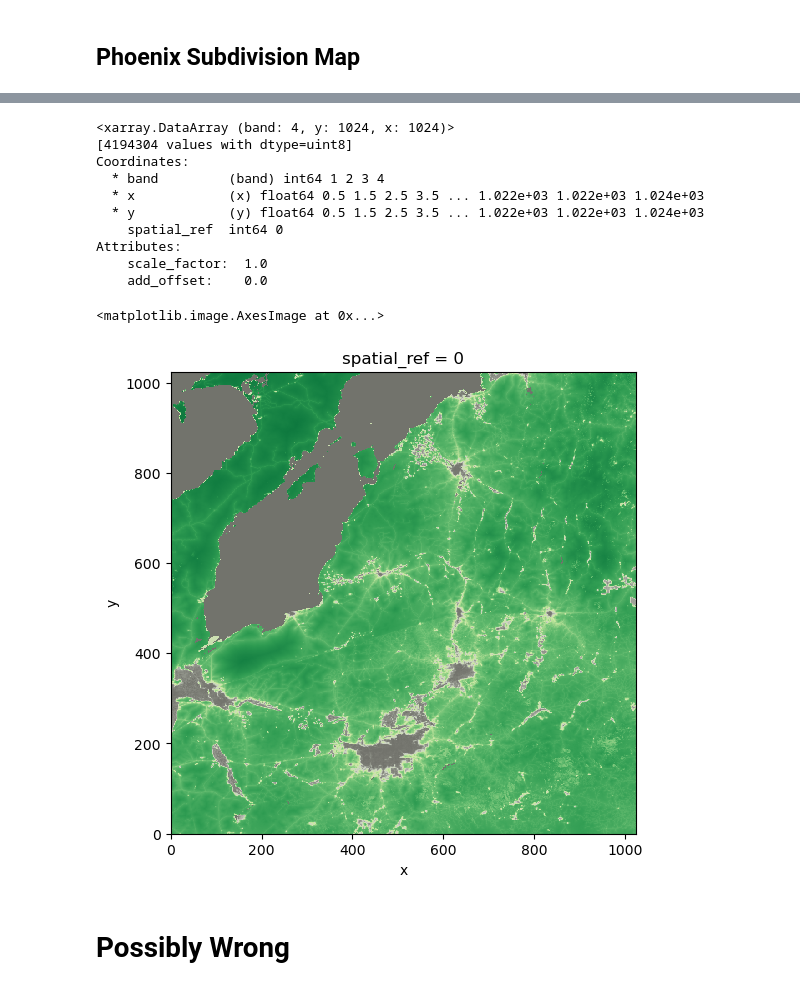
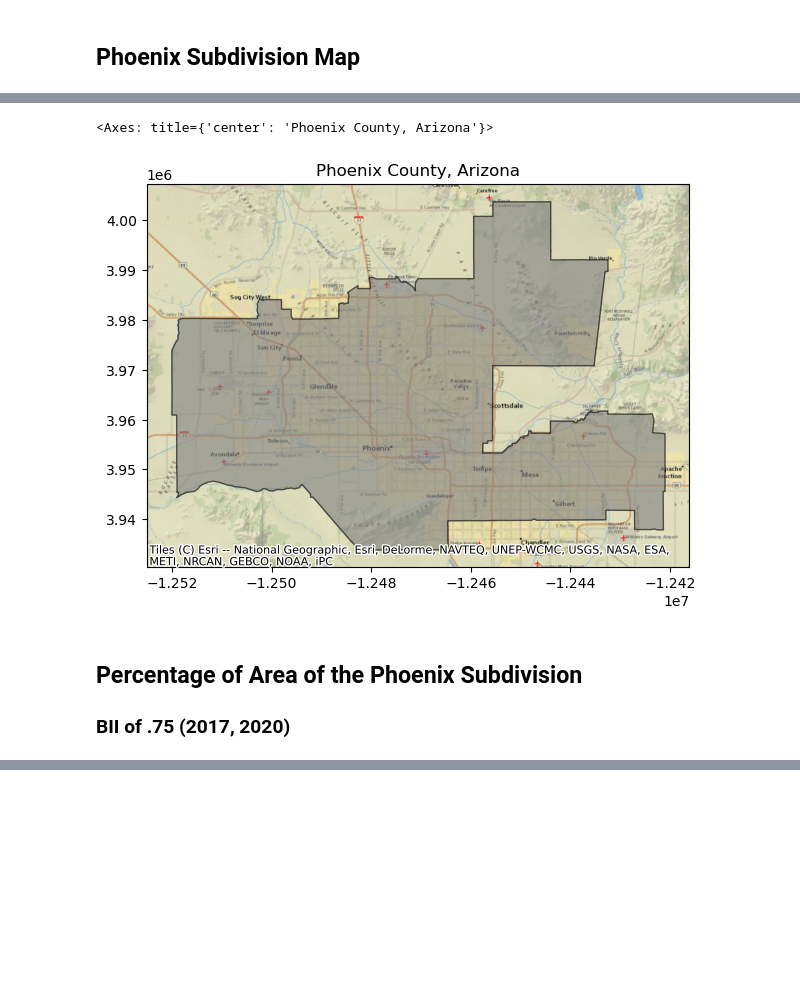
Before and after one commit to BenVerst/Biodiversity-Intactness-Index-in-Pheonix-Subdivision, a Jupyter notebook: BII-Change-Pheonix-Subdivision.ipynb, the cells around one changed output, grey strips where cells are left out. Saved outputs shown, nothing was run; the diff lists cells and outputs as text; code cells hidden in the pictures; blank space fills up the shorter version.

```diff
--- a/BII-Change-Pheonix-Subdivision.ipynb
+++ b/BII-Change-Pheonix-Subdivision.ipynb
@@ -82 +101,23 @@ rendered_preview -- Rendered preview
+# %%
+#create a Pheonix County map
+ax = (phoenix.to_crs(epsg=3857)
+      .plot(figsize=(7, 7),
+            alpha=0.6,
+            color = "grey",
+            edgecolor="k")
+      )
+
+# add basemap from NatGeo
+ctx.add_basemap(ax, source=ctx.providers.Esri.NatGeoWorldMap)
+
+# add title
+ax.set_title('Phoenix County, Arizona')
+
+ax
+# %% [output]
+<Axes: title={'center': 'Phoenix County, Arizona'}>
+[figure, added]
+# %% [markdown]
+## Percentage of Area of the Phoenix Subdivision
+### BII of .75 (2017, 2020)
 # %%
@@ -85,27 +126,2 @@ Image(url=item.assets['rendered_preview'].href, width=500)
 # %% [output]
 [interactive output not drawn]
-# %%
-phoenix = rioxr.open_rasterio(item.assets['rendered_preview'].href)
-phoenix
-# %% [output]
-<xarray.DataArray (band: 4, y: 1024, x: 1024)>
-[4194304 values with dtype=uint8]
-Coordinates:
-  * band         (band) int64 1 2 3 4
-  * x            (x) float64 0.5 1.5 2.5 3.5 ... 1.022e+03 1.022e+03 1.024e+03
-  * y            (y) float64 0.5 1.5 2.5 3.5 ... 1.022e+03 1.022e+03 1.024e+03
-    spatial_ref  int64 0
-Attributes:
-    scale_factor:  1.0
-    add_offset:    0.0
-# %%
-# plot raster with correct ratio
-size = 6 # height in in of plot height
-aspect = phoenix.rio.width / phoenix.rio.height
-# select R,G,B bands and plot
-phoenix.sel(band=[1,2,3]).plot.imshow(size=size, aspect=aspect)
-# %% [output]
-<matplotlib.image.AxesImage at 0x...>
-[figure, removed]
-# %% [markdown]
-# Possibly Wrong
```
Also changed, not shown: parts of 26 cells of this notebook, 7 other files.
